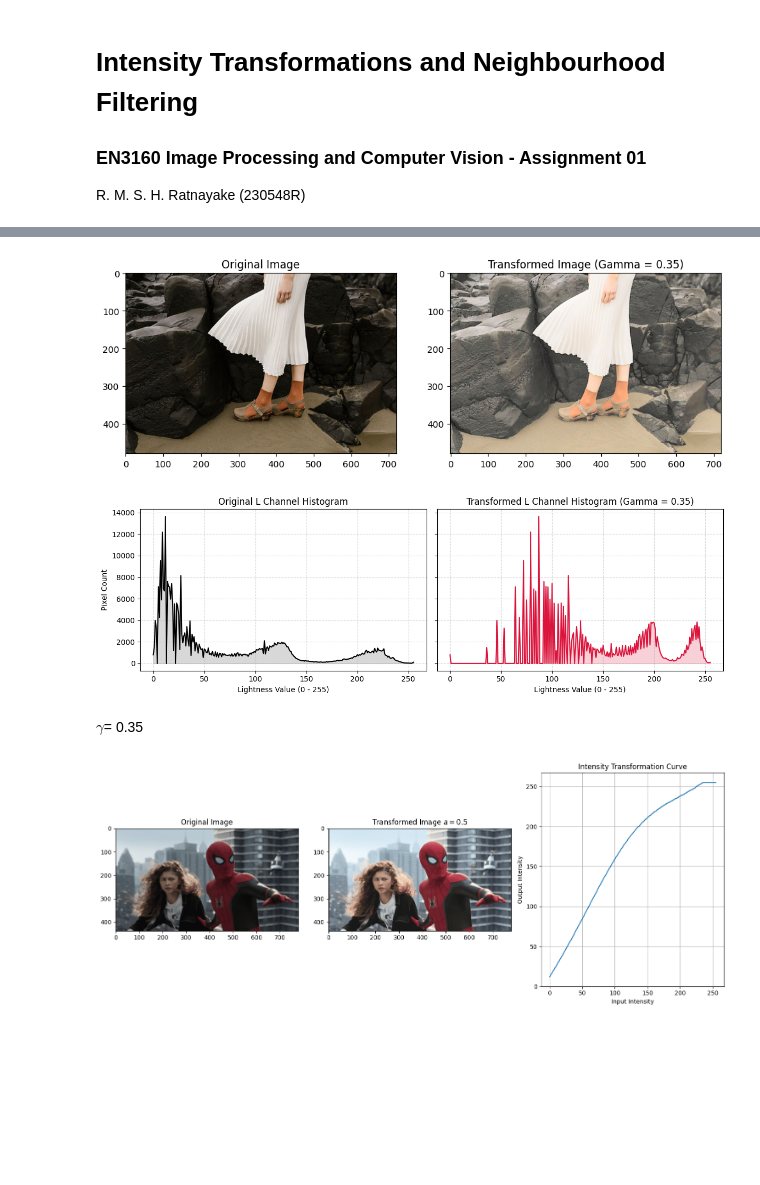
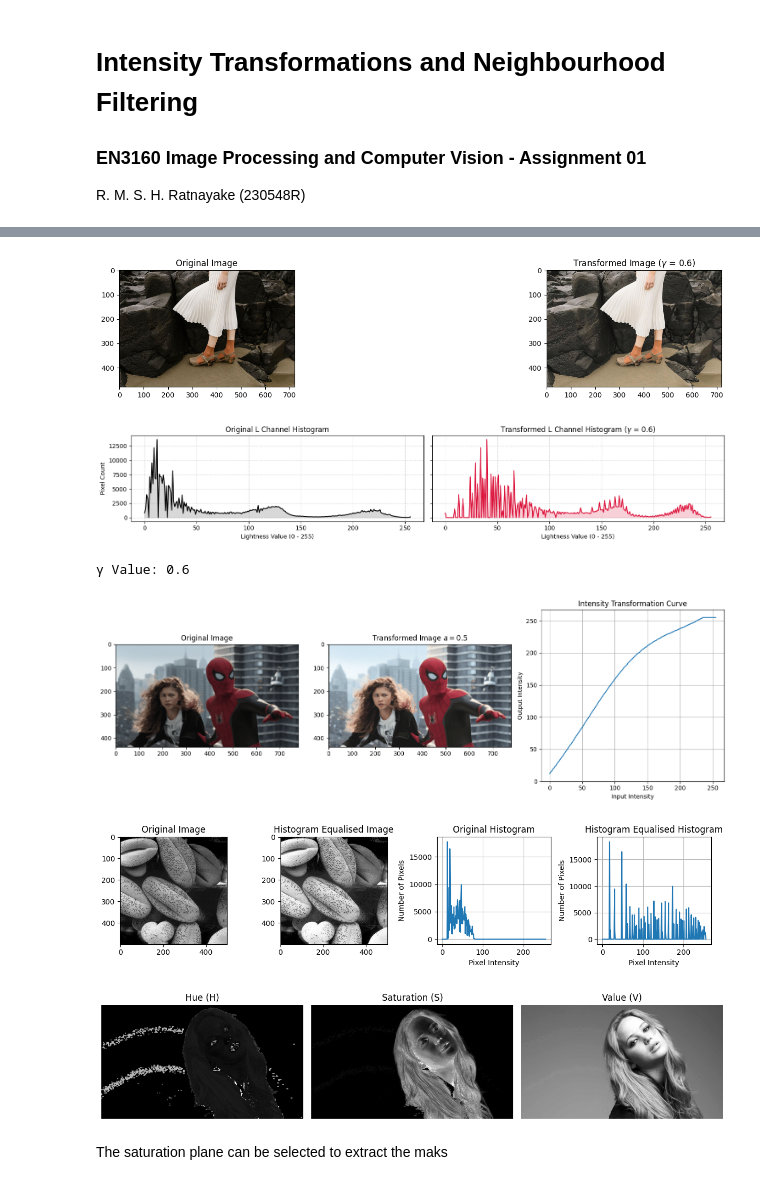
Before and after one commit to SenudaHR/EN3160-Image-Processing-Machine-Vision, a Jupyter notebook: Assignment 1/EN3160_230548R.ipynb, the cells around one changed output, grey strips where cells are left out. Cells and saved outputs as stored; diff of their text form; code cells hidden in the pictures; blank space fills up the shorter version.

```diff
--- a/Assignment 1/EN3160_230548R.ipynb
+++ b/Assignment 1/EN3160_230548R.ipynb
@@ -101,48 +84,47 @@ rgb_original = cv.cvtColor(fig, cv.COLOR_BGR2RGB)
 img_lab = cv.cvtColor(fig, cv.COLOR_BGR2LAB)
 L, a, b = cv.split(img_lab) #splitting to L*a*b planes
 
-gamma= 0.35
+gamma= 0.6
 tr = np.array([(((i/255)**gamma)*255) for i in range(256)], dtype=np.uint8)
 L_new = cv.LUT(L, tr) #Transformation
 
 modified= cv.merge([L_new, a, b])
 bgr_result = cv.cvtColor(modified, cv.COLOR_LAB2BGR)
 rgb_result = cv.cvtColor(bgr_result, cv.COLOR_BGR2RGB)
 
-fig, ax = plt.subplots(1, 2, figsize=(12, 6))
+fig, ax = plt.subplots(1, 2, figsize=(20, 3))
 
 ax[0].imshow(rgb_original)
 ax[0].set_title("Original Image")
 ax[1].imshow(rgb_result)
-ax[1].set_title(f"Transformed Image (Gamma = {gamma})")
+ax[1].set_title(f"Transformed Image ($\gamma$ = {gamma})")
 
 # Plotting the histogram
 hist_before = cv.calcHist([L], [0], None, [256], [0, 256])
 hist_after = cv.calcHist([L_new], [0], None, [256], [0, 256])
-fig, ax = plt.subplots(1, 2, figsize=(12, 4), sharey=True)
 
+fig, ax = plt.subplots(1, 2, figsize=(15, 3), sharey=True)
 # Original L Channel Histogram
 ax[0].plot(hist_before, color="black", linewidth=1.5)
 ax[0].fill_between(range(256), hist_before.ravel(), color="gray", alpha=0.3)
 ax[0].set_title("Original L Channel Histogram")
 ax[0].set_xlabel("Lightness Value (0 - 255)")
 ax[0].set_ylabel("Pixel Count")
 ax[0].grid(True, linestyle="--", alpha=0.5)
-
 # Transformed L Channel Histogram
 ax[1].plot(hist_after, color="crimson", linewidth=1.5)
 ax[1].fill_between(range(256), hist_after.ravel(), color="crimson", alpha=0.2)
-ax[1].set_title(f"Transformed L Channel Histogram (Gamma = {gamma})")
+ax[1].set_title(f"Transformed L Channel Histogram ($\gamma$ = {gamma})")
 ax[1].set_xlabel("Lightness Value (0 - 255)")
 ax[1].grid(True, linestyle="--", alpha=0.5)
 
 plt.tight_layout()
 plt.show()
+print(f"γ Value: {gamma}")
 # %% [output]
-[figure, old version]
+[figure, new version]
-[figure, old version]
+[figure, new version]
+γ Value: 0.6
-# %% [markdown]
-$\gamma$= 0.35
 # %%
 #Question 4
 fig=  cv.imread("spider.png")
@@ -159,17 +141,55 @@ modified= cv.merge([h,s,v_new])
 bgr_result = cv.cvtColor(modified, cv.COLOR_HSV2BGR)
 rgb_result = cv.cvtColor(bgr_result, cv.COLOR_BGR2RGB)
 
-fig, ax = plt.subplots(1, 3, figsize=(15, 6))
-ax[0].imshow(rgb_original)
-ax[0].set_title("Original Image")
-ax[1].imshow(rgb_result)
-ax[1].set_title(f"Transformed Image $a=${a}")
-ax[2].plot(tr)
-ax[2].set_title("Intensity Transformation Curve")
-ax[2].set_xlabel("Input Intensity")
-ax[2].set_ylabel("Output Intensity")
-ax[2].grid(True)
+fig, ax = plt.subplots(1, 3, figsize=(15, 5))
+ax[0].imshow(rgb_original); ax[0].set_title("Original Image")
+ax[1].imshow(rgb_result);ax[1].set_title(f"Transformed Image $a=${a}")
+ax[2].plot(tr);
+ax[2].set_title("Intensity Transformation Curve");ax[2].set_xlabel("Input Intensity");ax[2].set_ylabel("Output Intensity");ax[2].grid(True)
 plt.tight_layout()
 plt.show()
 # %% [output]
-[figure, old version]
+[figure, new version]
+# %%
+# Question 5
+img = cv.imread("shells.tif", cv.IMREAD_GRAYSCALE)
+def hist_equalisation(img):
+    M, N = img.shape
+    hist = cv.calcHist([img], [0], None, [256], [0, 256])
+    cdf = hist.cumsum()
+    tr = np.array([(255 * cdf[i]) / (M * N) for i in range(256)]).astype(np.uint8)
+    return tr
+tr = hist_equalisation(img)
+new_img = cv.LUT(img, tr)
+hist_original = cv.calcHist([img], [0], None, [256], [0, 256])
+hist_new = cv.calcHist([new_img], [0], None, [256], [0, 256])
+
+fig, ax = plt.subplots(1,4, figsize=(12, 3))
+ax[0].imshow(img, cmap='gray'); ax[0].set_title("Original Image")
+ax[1].imshow(new_img, cmap='gray');ax[1].set_title("Histogram Equalised Image")
+ax[2].plot(hist_original);ax[2].set_title("Original Histogram");ax[2].set_xlabel("Pixel Intensity");ax[2].set_ylabel("Number of Pixels")
+ax[3].plot(hist_new);ax[3].set_title("Histogram Equalised Histogram");ax[3].set_xlabel("Pixel Intensity");ax[3].set_ylabel("Number of Pixels")
+ax[2].grid(True); ax[3].grid(True)
+plt.tight_layout()
+plt.show()
+# %% [output]
+[figure, added]
+# %%
+#Question 6
+image=  cv.imread("jeniffer.jpg")
+rgb_original= cv.cvtColor(image, cv.COLOR_BGR2RGB)
+img_hsv = cv.cvtColor(image, cv.COLOR_BGR2HSV) # convert to hue, sturation, and value
+h,s,v= cv.split(img_hsv)
+
+fig, ax = plt.subplots(1, 3, figsize=(12, 4))
+ax[0].imshow(h, cmap='gray');ax[0].set_title("Hue (H)")
+ax[1].imshow(s, cmap='gray');ax[1].set_title("Saturation (S)")
+ax[2].imshow(v, cmap='gray');ax[2].set_title("Value (V)")
+for a in ax:
+    a.axis("off")
+plt.tight_layout()
+plt.show()
+# %% [output]
+[figure, added]
+# %% [markdown]
+The saturation plane can be selected to extract the maks
```
Also changed, not shown: parts of 4 cells of this notebook.
